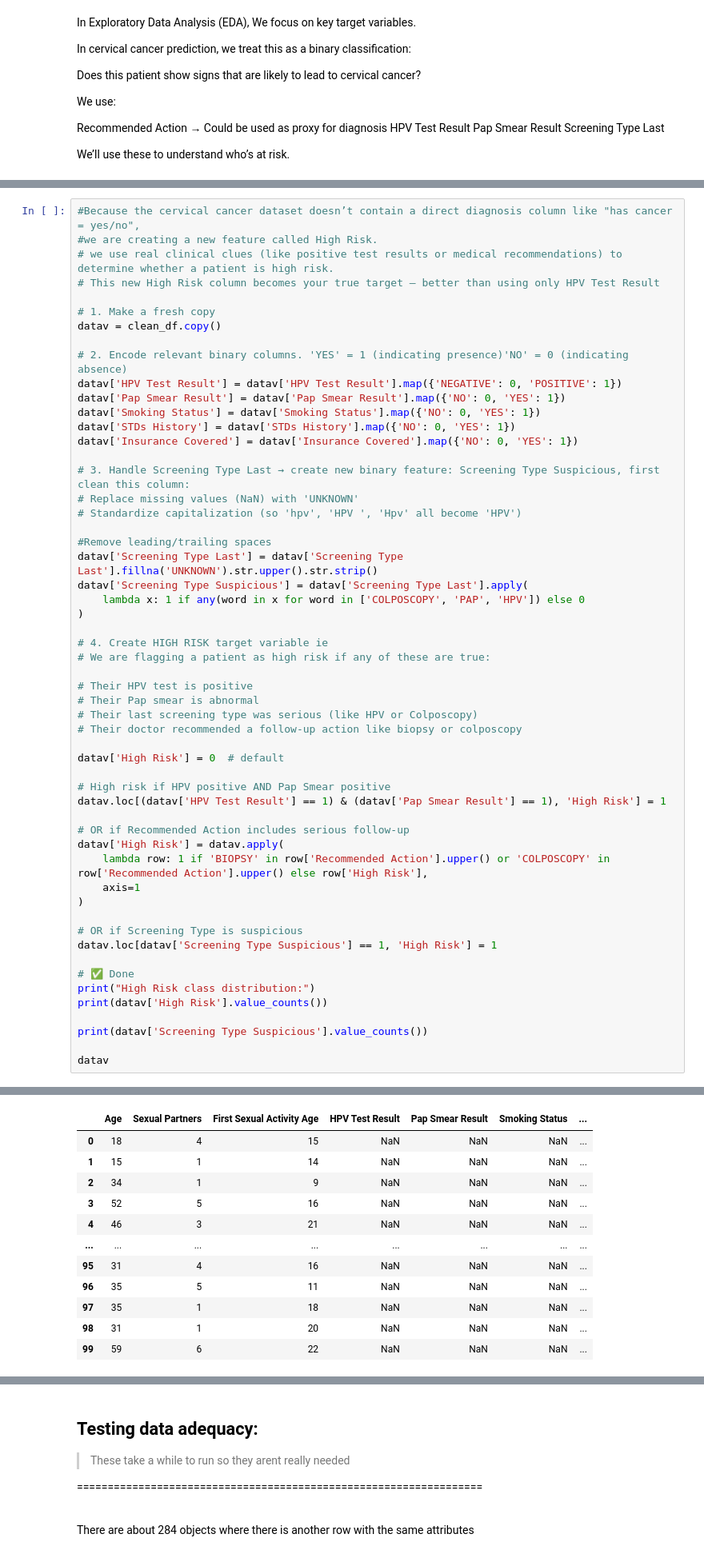
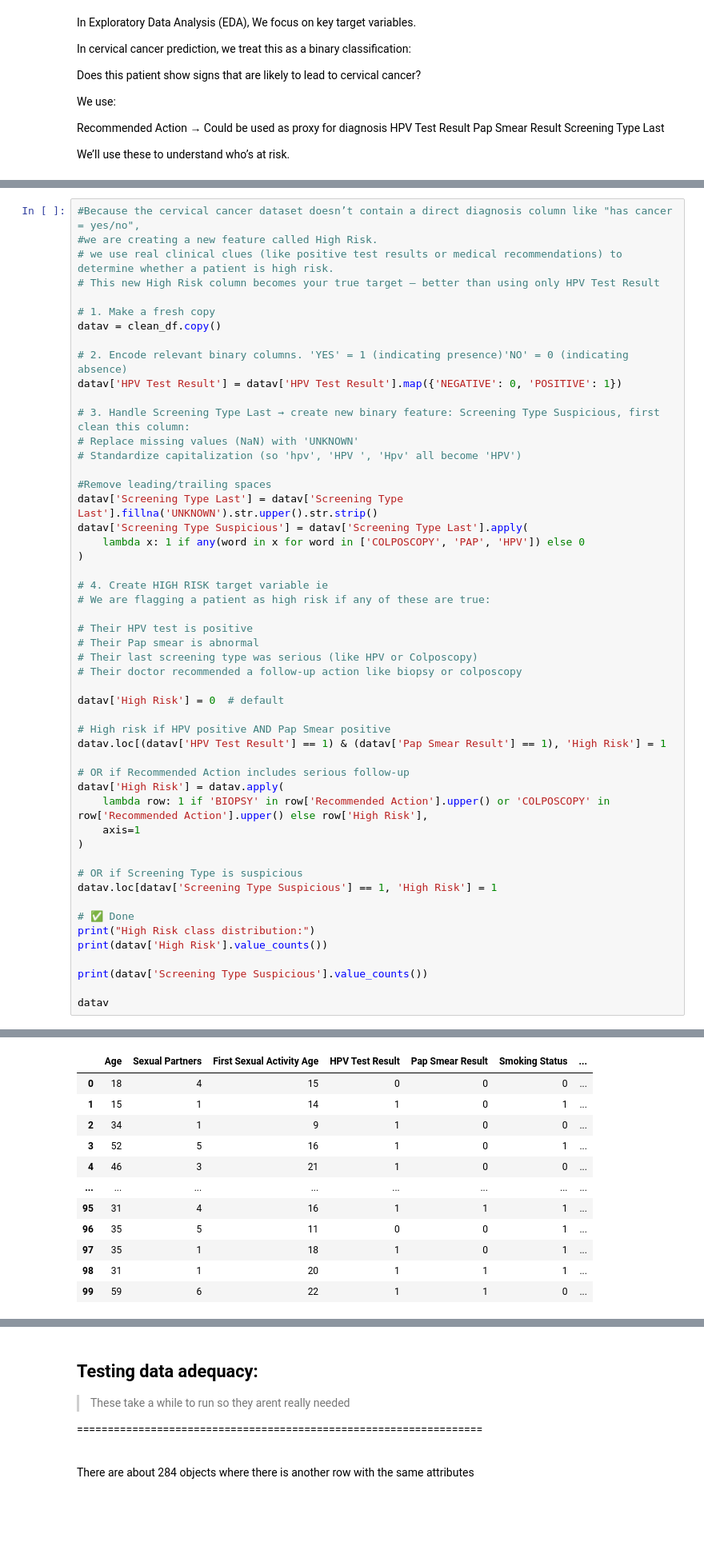
Before and after one commit to Anne-Okingo/Code_Ssipers_Afya_Kuu, a Jupyter notebook: Predicting_breast_cancer_with_decision_trees (2).ipynb, the cells around one changed output, grey strips where cells are left out. Shown at 80% size. Cells and saved outputs as stored; diff of their text form; blank space fills up the shorter version.

```diff
--- a/Predicting_breast_cancer_with_decision_trees (2).ipynb
+++ b/Predicting_breast_cancer_with_decision_trees (2).ipynb
@@ -804,10 +769,6 @@ datav = clean_df.copy()
 
 # 2. Encode relevant binary columns. 'YES' = 1 (indicating presence)'NO' = 0 (indicating absence)
 datav['HPV Test Result'] = datav['HPV Test Result'].map({'NEGATIVE': 0, 'POSITIVE': 1})
-datav['Pap Smear Result'] = datav['Pap Smear Result'].map({'NO': 0, 'YES': 1})
-datav['Smoking Status'] = datav['Smoking Status'].map({'NO': 0, 'YES': 1})
-datav['STDs History'] = datav['STDs History'].map({'NO': 0, 'YES': 1})
-datav['Insurance Covered'] = datav['Insurance Covered'].map({'NO': 0, 'YES': 1})
 
 # 3. Handle Screening Type Last → create new binary feature: Screening Type Suspicious, first clean this column:
 # Replace missing values (NaN) with 'UNKNOWN'
@@ -832,42 +793,42 @@ datav['High Risk'] = 0  # default
 # High risk if HPV positive AND Pap Smear positive
 datav.loc[(datav['HPV Test Result'] == 1) & (datav['Pap Smear Result'] == 1), 'High Risk'] = 1
 
 # OR if Recommended Action includes serious follow-up
 datav['High Risk'] = datav.apply(
     lambda row: 1 if 'BIOPSY' in row['Recommended Action'].upper() or 'COLPOSCOPY' in row['Recommended Action'].upper() else row['High Risk'],
     axis=1
 )
 
 # OR if Screening Type is suspicious
 datav.loc[datav['Screening Type Suspicious'] == 1, 'High Risk'] = 1
 
 # ✅ Done
 print("High Risk class distribution:")
 print(datav['High Risk'].value_counts())
 
 print(datav['Screening Type Suspicious'].value_counts())
 
 datav
 # %% [output]
 High Risk class distribution:
 High Risk
 1    75
 0    25
 Name: count, dtype: int64
 Screening Type Suspicious
 1    69
 0    31
 Name: count, dtype: int64
 |  | Age | Sexual Partners | First Sexual Activity Age | HPV Test Result | Pap Smear Result | Smoking Status | ... |
-| 0 | 18 | 4 | 15 | NaN | NaN | NaN | ... |
-| 1 | 15 | 1 | 14 | NaN | NaN | NaN | ... |
-| 2 | 34 | 1 | 9 | NaN | NaN | NaN | ... |
-| 3 | 52 | 5 | 16 | NaN | NaN | NaN | ... |
-| 4 | 46 | 3 | 21 | NaN | NaN | NaN | ... |
+| 0 | 18 | 4 | 15 | 0 | 0 | 0 | ... |
+| 1 | 15 | 1 | 14 | 1 | 0 | 1 | ... |
+| 2 | 34 | 1 | 9 | 1 | 0 | 0 | ... |
+| 3 | 52 | 5 | 16 | 1 | 0 | 1 | ... |
+| 4 | 46 | 3 | 21 | 1 | 0 | 0 | ... |
 | ... | ... | ... | ... | ... | ... | ... | ... |
-| 95 | 31 | 4 | 16 | NaN | NaN | NaN | ... |
-| 96 | 35 | 5 | 11 | NaN | NaN | NaN | ... |
-| 97 | 35 | 1 | 18 | NaN | NaN | NaN | ... |
-| 98 | 31 | 1 | 20 | NaN | NaN | NaN | ... |
-| 99 | 59 | 6 | 22 | NaN | NaN | NaN | ... |
+| 95 | 31 | 4 | 16 | 1 | 1 | 1 | ... |
+| 96 | 35 | 5 | 11 | 0 | 0 | 1 | ... |
+| 97 | 35 | 1 | 18 | 1 | 0 | 1 | ... |
+| 98 | 31 | 1 | 20 | 1 | 1 | 1 | ... |
+| 99 | 59 | 6 | 22 | 1 | 1 | 0 | ... |
 100 rows × 13 columns
```
Also changed, not shown: parts of 19 cells of this notebook.
